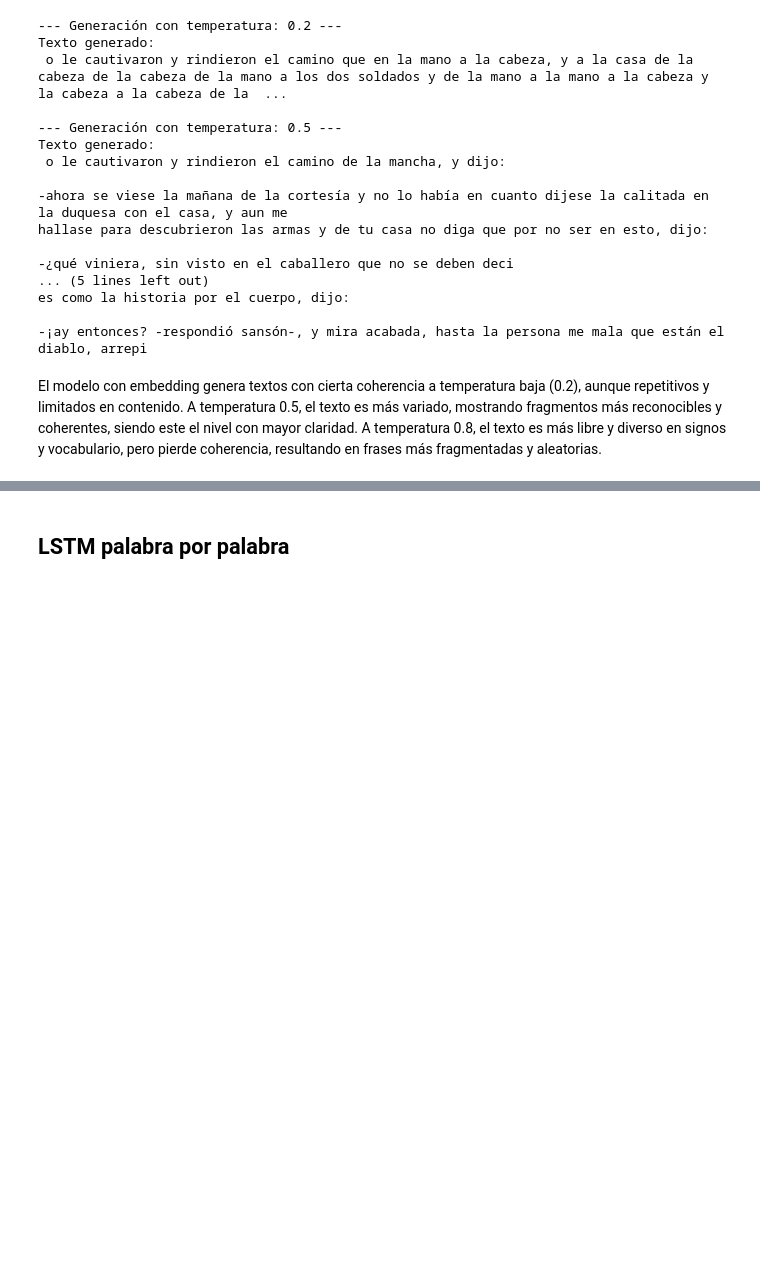
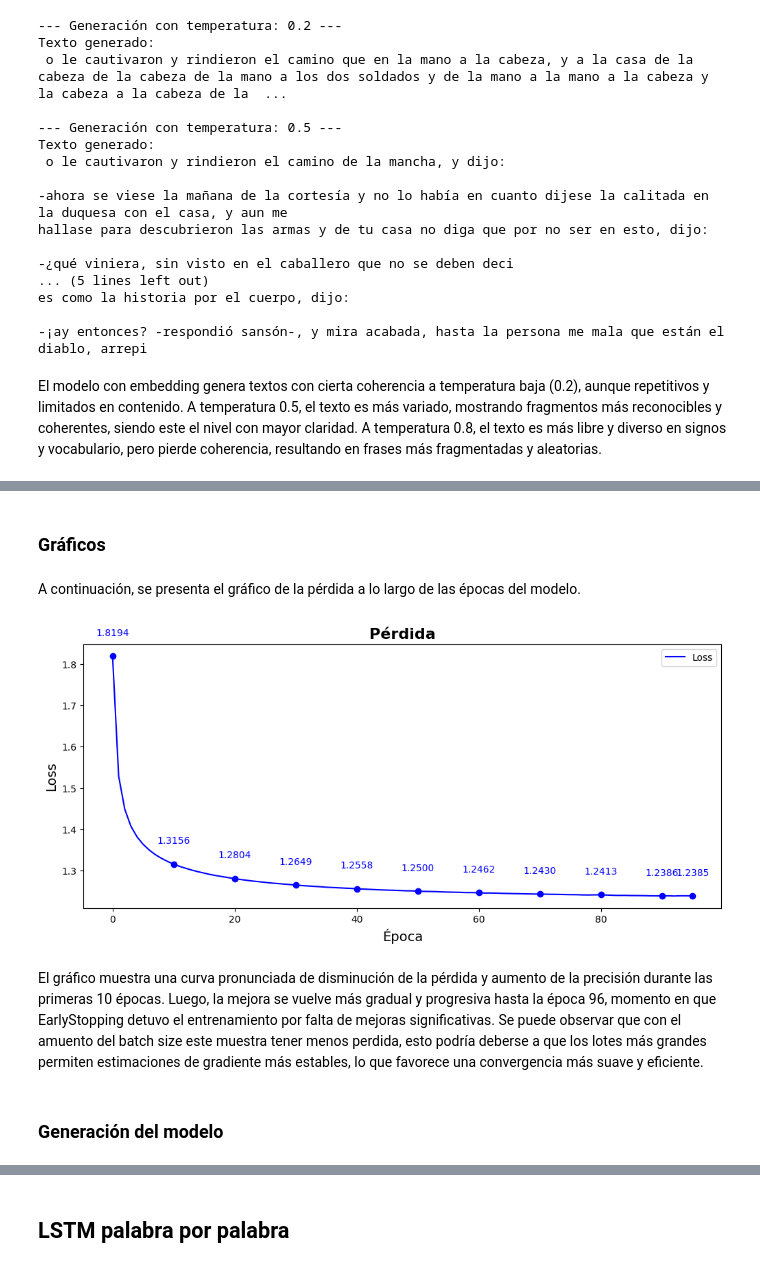
Before and after one commit to JuanZweifel/deep-learning-2025, a Jupyter notebook: DLY0100_Entregable_3_1_Equipo_2.ipynb, the cells around one changed output, grey strips where cells are left out. Saved outputs shown, nothing was run; the diff lists cells and outputs as text; code cells hidden in the pictures; blank space fills up the shorter version.

```diff
--- a/DLY0100_Entregable_3_1_Equipo_2.ipynb
+++ b/DLY0100_Entregable_3_1_Equipo_2.ipynb
@@ -708,0 +775,9 @@ El modelo con embedding genera textos con cierta coherencia a temperatura baja (
+# %%
+start_time = time.time()
+
+history_emb_b = model_emb_b.fit(X ,y , epochs=100, batch_size=256, callbacks=[early_stopping])
+
+end_time = time.time()
+
+elapsed_time = end_time - start_time
+print(f"Tiempo total de entrenamiento: {elapsed_time:.2f} segundos")
@@ -708,0 +802,49 @@ El modelo con embedding genera textos con cierta coherencia a temperatura baja (
+# %% [markdown]
+### Gráficos
+# %% [markdown]
+A continuación, se presenta el gráfico de la pérdida a lo largo de las épocas del modelo.
+# %%
+# Datos
+loss = history_emb_b.history['loss']
+epochs = range(len(loss))
+
+# Crear figura
+fig, ax = plt.subplots(figsize=(12, 5))
+
+# Curva de pérdida
+ax.plot(epochs, loss, label="Loss", color='blue')
+
+# Marcar cada 10 épocas y el último punto
+for i in range(0, len(loss), 10):
+    ax.scatter(i, loss[i], color='blue')
+    ax.annotate(f"{loss[i]:.4f}",
+                xy=(i, loss[i]),
+                xytext=(i, loss[i] + 0.05),
+                ha='center',
+                fontsize=10,
+                color='blue')
+
+# Marcar el punto final (por si no es múltiplo de 10)
+last_epoch = len(loss) - 1
+if last_epoch % 10 != 0:
+    ax.scatter(last_epoch, loss[-1], color='blue')
+    ax.annotate(f"{loss[-1]:.4f}",
+                xy=(last_epoch, loss[-1]),
+                xytext=(last_epoch, loss[-1] + 0.05),
+                ha='center',
+                fontsize=10,
+                color='blue')
+
+# Estilo del gráfico
+ax.set_title('Pérdida', fontsize=16, fontweight="bold")
+ax.set_xlabel('Época', fontsize=14)
+ax.set_ylabel('Loss', fontsize=14)
+ax.legend()
+
+plt.show()
+# %% [output]
+[figure, added]
+# %% [markdown]
+El gráfico muestra una curva pronunciada de disminución de la pérdida y aumento de la precisión durante las primeras 10 épocas. Luego, la mejora se vuelve más gradual y progresiva hasta la época 96, momento en que EarlyStopping detuvo el entrenamiento por falta de mejoras significativas. Se puede observar que con el amuento del batch size este muestra tener menos perdida, esto podría deberse a que los lotes más grandes permiten estimaciones de gradiente más estables, lo que favorece una convergencia más suave y eficiente.
+# %% [markdown]
+### Generación del modelo
```
Also changed, not shown: parts of 16 cells of this notebook.
